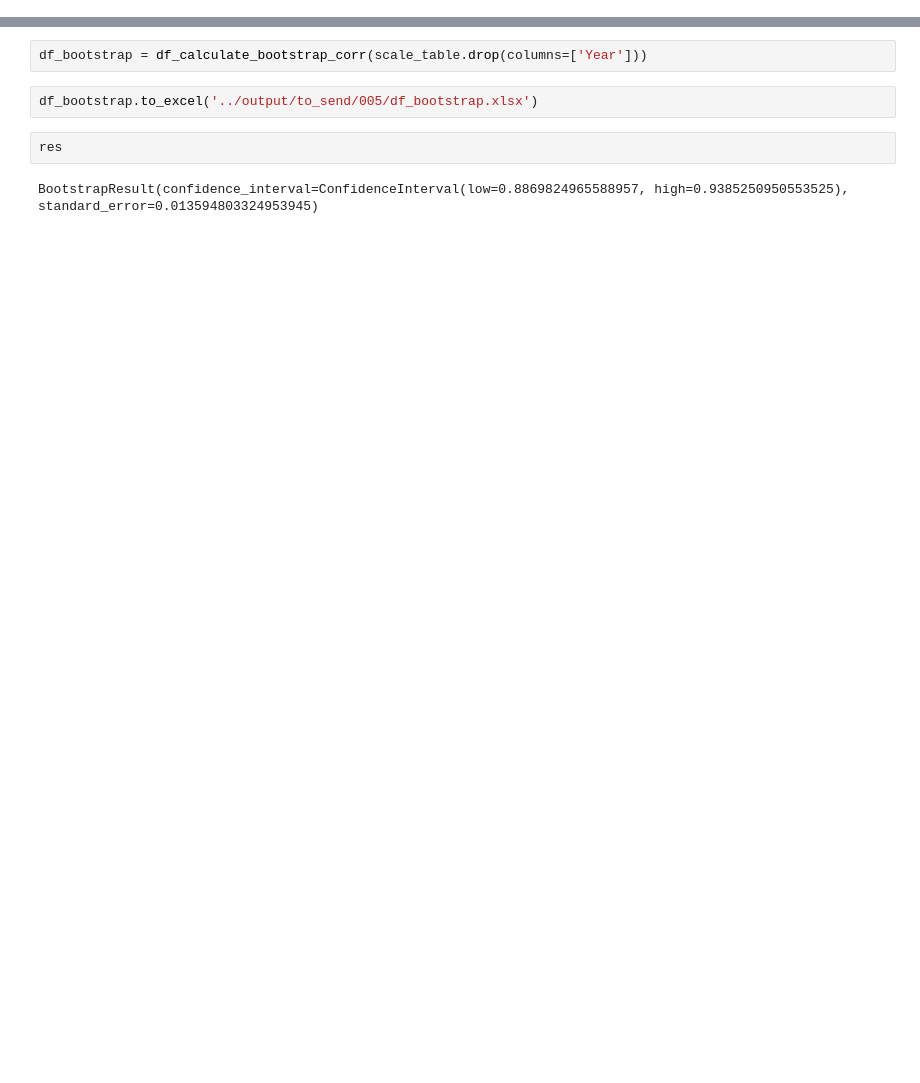
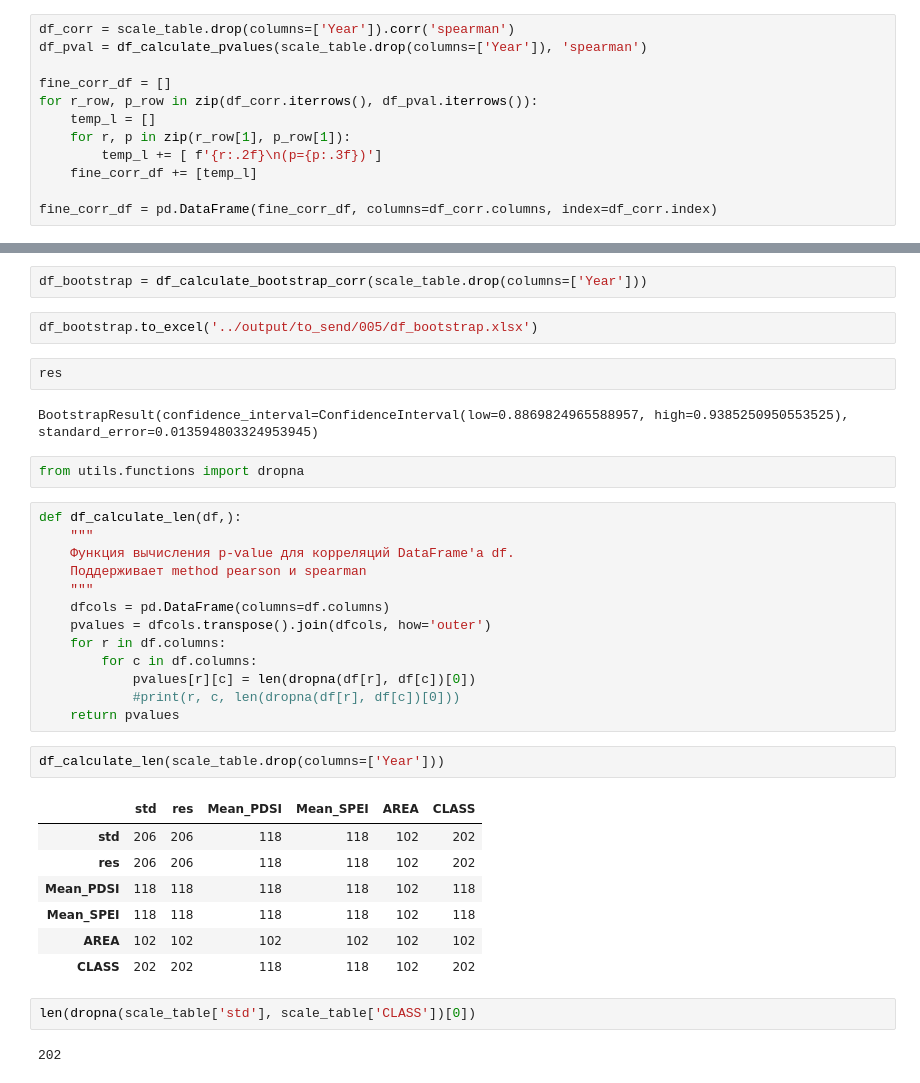
Before and after one commit to mikewellmeansme/TracheidClustering, a Jupyter notebook: notebooks/sclaling.ipynb, the cells around one changed output, grey strips where cells are left out. Saved outputs shown, nothing was run; the diff lists cells and outputs as text; blank space fills up the shorter version.

Commit message:
fix spearman str

```diff
--- a/notebooks/sclaling.ipynb
+++ b/notebooks/sclaling.ipynb
@@ -206,3 +206,15 @@ scale_table
 | 204 | 2017 | 1.076 | 0.941 | 2.259978 | 0.590161 | 65.020415 | 2.0 |
 | 205 | 2018 | 1.888 | 1.752 | 4.756576 | 0.421478 | NaN | 1.0 |
 206 rows × 7 columns
+# %%
+df_corr = scale_table.drop(columns=['Year']).corr('spearman')
+df_pval = df_calculate_pvalues(scale_table.drop(columns=['Year']), 'spearman')
+
+fine_corr_df = []
+for r_row, p_row in zip(df_corr.iterrows(), df_pval.iterrows()):
+    temp_l = []
+    for r, p in zip(r_row[1], p_row[1]):
+        temp_l += [ f'{r:.2f}\n(p={p:.3f})']
+    fine_corr_df += [temp_l]
+
+fine_corr_df = pd.DataFrame(fine_corr_df, columns=df_corr.columns, index=df_corr.index)
@@ -241,3 +256,32 @@ df_bootstrap.to_excel('../output/to_send/005/df_bootstrap.xlsx')
 res
 # %% [output]
 BootstrapResult(confidence_interval=ConfidenceInterval(low=0.8869824965588957, high=0.9385250950553525), standard_error=0.013594803324953945)
+# %%
+from utils.functions import dropna
+# %%
+def df_calculate_len(df,):
+    """
+    Функция вычисления p-value для корреляций DataFrame'а df.
+    Поддерживает method pearson и spearman
+    """
+    dfcols = pd.DataFrame(columns=df.columns)
+    pvalues = dfcols.transpose().join(dfcols, how='outer')
+    for r in df.columns:
+        for c in df.columns:
+            pvalues[r][c] = len(dropna(df[r], df[c])[0])
+            #print(r, c, len(dropna(df[r], df[c])[0]))
+    return pvalues
+# %%
+df_calculate_len(scale_table.drop(columns=['Year']))
+# %% [output]
+|  | std | res | Mean_PDSI | Mean_SPEI | AREA | CLASS |
+| std | 206 | 206 | 118 | 118 | 102 | 202 |
+| res | 206 | 206 | 118 | 118 | 102 | 202 |
+| Mean_PDSI | 118 | 118 | 118 | 118 | 102 | 118 |
+| Mean_SPEI | 118 | 118 | 118 | 118 | 102 | 118 |
+| AREA | 102 | 102 | 102 | 102 | 102 | 102 |
+| CLASS | 202 | 202 | 118 | 118 | 102 | 202 |
+# %%
+len(dropna(scale_table['std'], scale_table['CLASS'])[0])
+# %% [output]
+202
```
Also changed, not shown: parts of 5 cells of this notebook, 1 other file.
